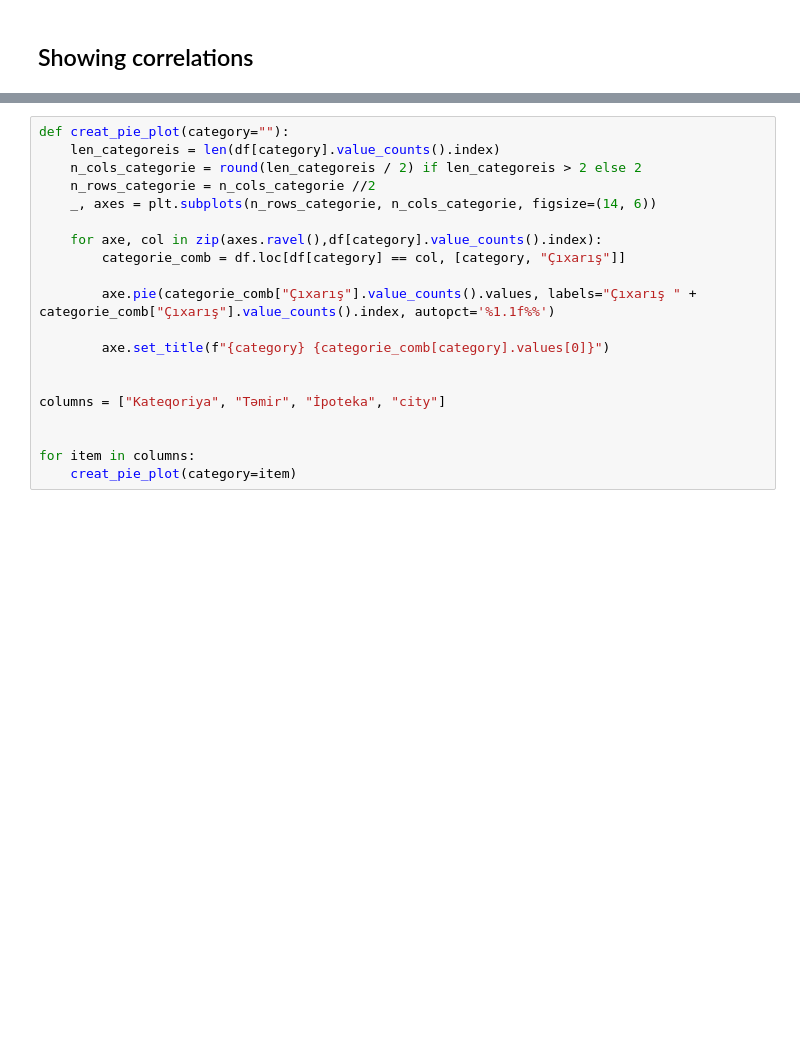
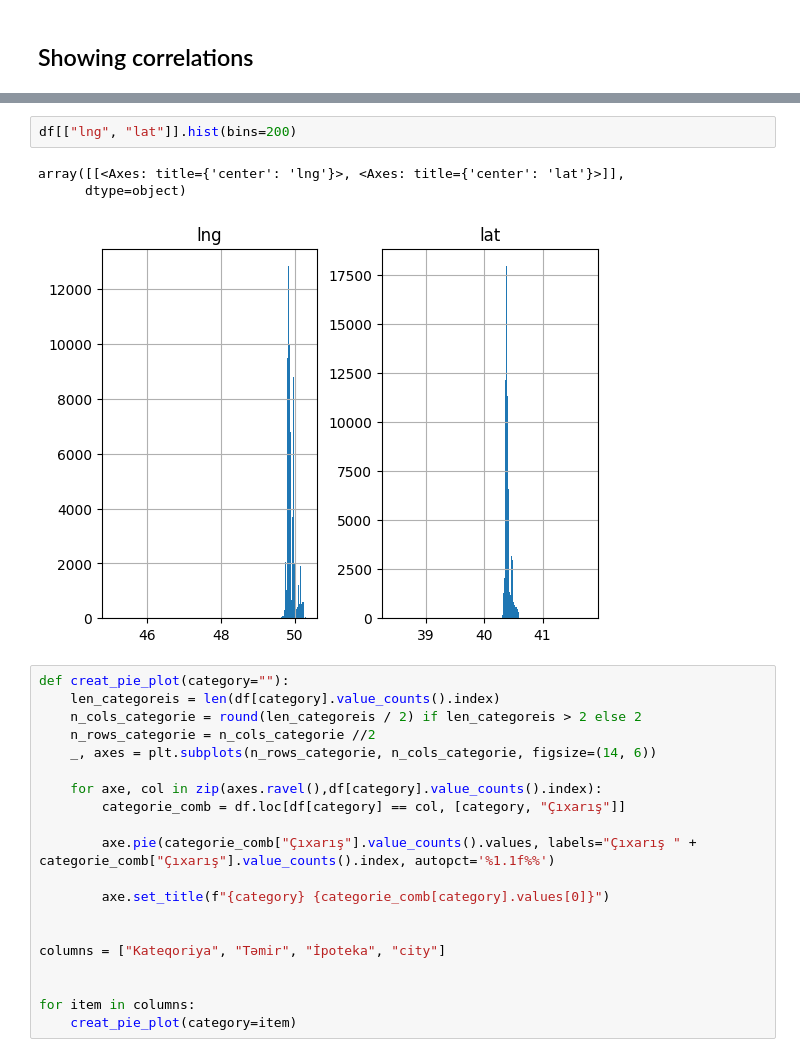
Before and after one commit to nzrv0/Machine-Learning, a Jupyter notebook: classification.ipynb, the cells around one changed output, grey strips where cells are left out. Cells and saved outputs as stored; diff of their text form; blank space fills up the shorter version.

```diff
--- a/classification.ipynb
+++ b/classification.ipynb
@@ -155,3 +159,9 @@ array([[<Axes: title={'center': 'price'}>,
+# %%
+df[["lng", "lat"]].hist(bins=200)
+# %% [output]
+array([[<Axes: title={'center': 'lng'}>, <Axes: title={'center': 'lat'}>]],
+      dtype=object)
+[figure, added]
 # %%
 def creat_pie_plot(category=""):
     len_categoreis = len(df[category].value_counts().index)
```
Also changed, not shown: parts of 22 cells of this notebook, 2 other files.
